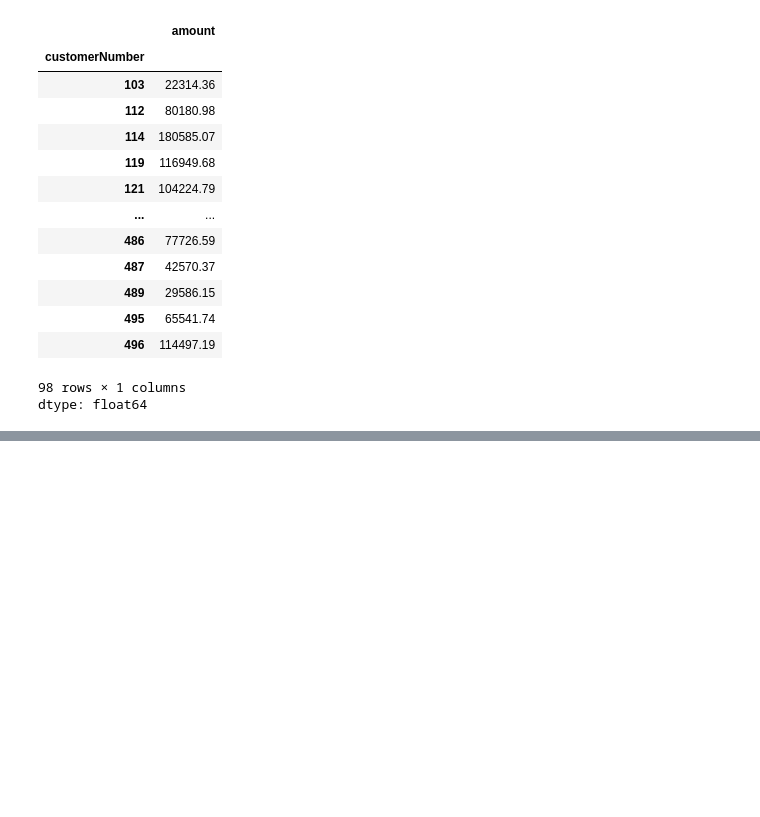
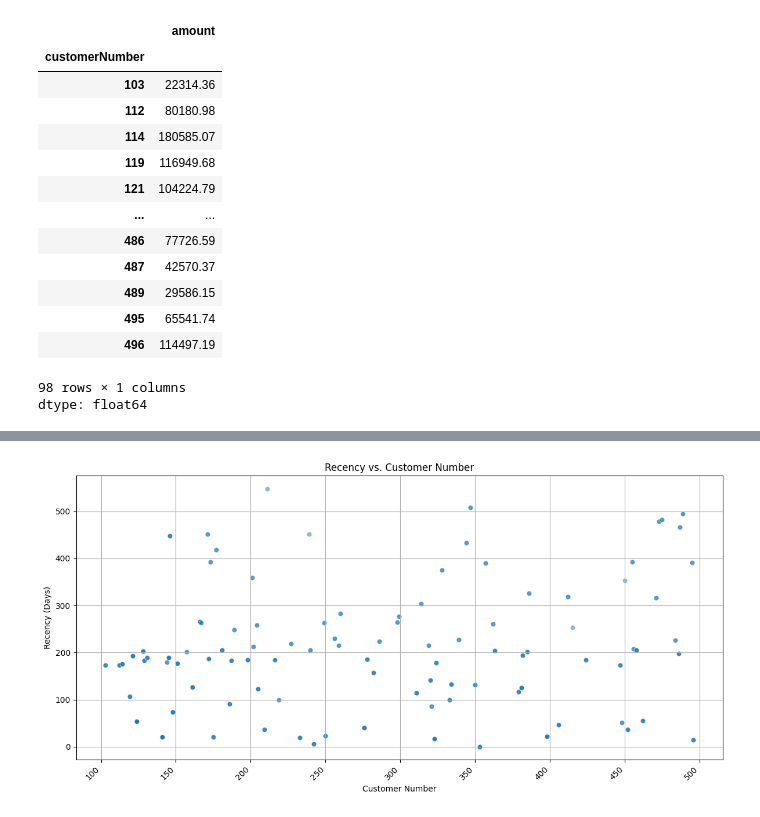
Before and after one commit to Nrashani/Amazon-Sales-Analysis-Project, a Jupyter notebook: CustomerAnalysis_Nimasha.ipynb, the cells around one changed output, grey strips where cells are left out. Cells and saved outputs as stored; diff of their text form; code cells hidden in the pictures; blank space fills up the shorter version.

```diff
--- a/CustomerAnalysis_Nimasha.ipynb
+++ b/CustomerAnalysis_Nimasha.ipynb
@@ -132,0 +204,12 @@ dtype: float64
+# %%
+plt.figure(figsize=(12, 6))
+sns.scatterplot(x=df['customerNumber'], y=df['Recency'], alpha=0.5)
+plt.title('Recency vs. Customer Number')
+plt.xlabel('Customer Number')
+plt.ylabel('Recency (Days)')
+plt.xticks(rotation=45, ha='right')
+plt.grid(True)
+plt.tight_layout()
+plt.show()
+# %% [output]
+[figure, added]
```
Also changed, not shown: parts of 12 cells of this notebook.
